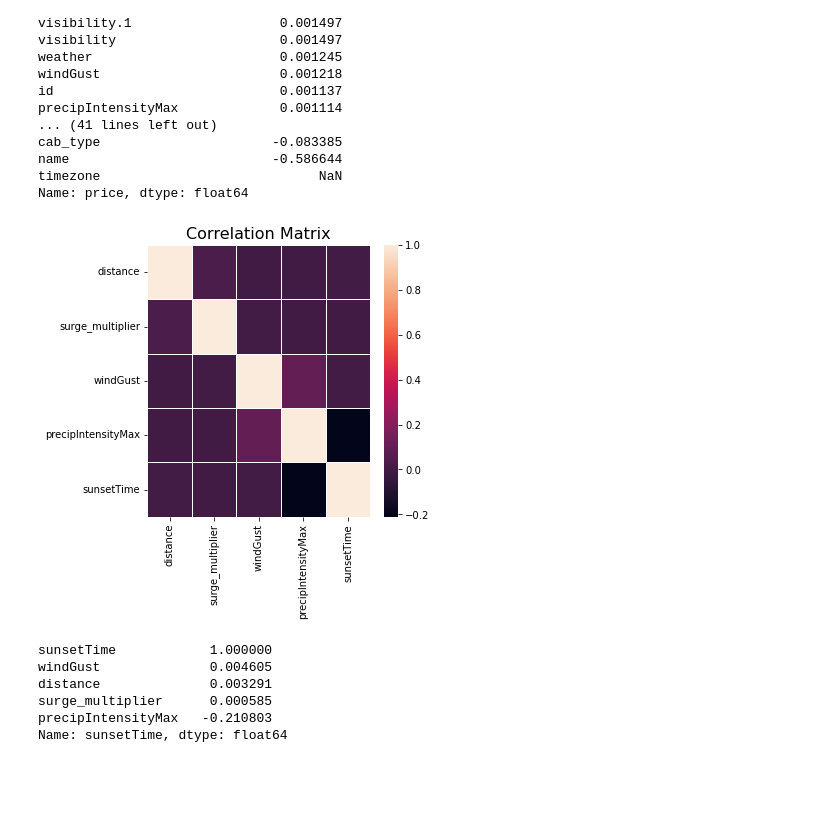
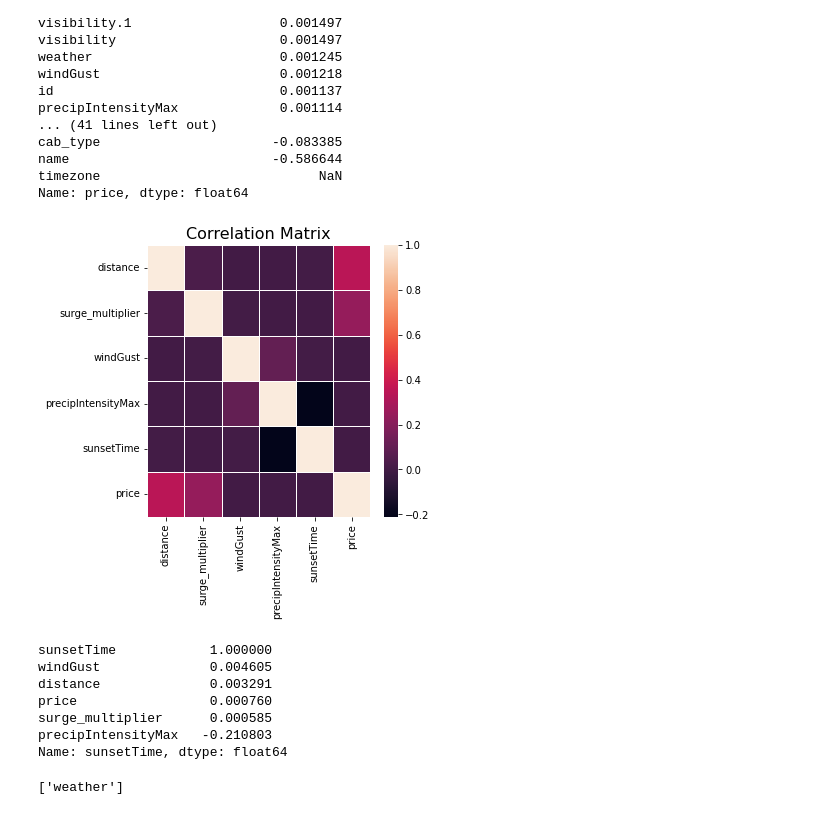
Before and after one commit to yonakisaragi/H8_3, a Jupyter notebook: PYTN_KampusMerdeka_fp1_YonaAdeHermawan.ipynb, the cells around one changed output. Saved outputs shown, nothing was run; the diff lists cells and outputs as text; code cells hidden in the pictures; blank space fills up the shorter version.

```diff
--- a/PYTN_KampusMerdeka_fp1_YonaAdeHermawan.ipynb
+++ b/PYTN_KampusMerdeka_fp1_YonaAdeHermawan.ipynb
@@ -249,20 +249,34 @@ name                          -0.586644
 timezone                            NaN
 Name: price, dtype: float64
 # %%
-df_use = df[['distance', 'surge_multiplier', 'weather', 'windGust', 'precipIntensityMax', 'sunsetTime']]
+df_use = df[['distance', 'surge_multiplier', 'weather', 'windGust', 'precipIntensityMax', 'sunsetTime', 'price']]
 # num_col_list = df['distance', 'surge_multiplier', 'weather', 'windGust', 'precipIntensityMax', 'sunsetTime'].to_list()
 plt.figure(figsize = (5,5))
 sns.heatmap(df_use.corr(), linewidths=.5)
 plt.title("Correlation Matrix", fontsize=16)
 plt.show()
 # %% [output]
-[figure, old version]
+[figure, new version]
 # %%
 df_use.corr()['sunsetTime'].sort_values(ascending=False)
 # %% [output]
 sunsetTime            1.000000
 windGust              0.004605
 distance              0.003291
+price                 0.000760
 surge_multiplier      0.000585
 precipIntensityMax   -0.210803
 Name: sunsetTime, dtype: float64
+# %%
+from sklearn.preprocessing import OneHotEncoder
+cat_col = df_use.select_dtypes(include=['object','category']).columns.tolist()
+print(cat_col)
+
+for col in cat_col:
+    encoder = OneHotEncoder(handle_unknown='ignore')
+    enc_df = pd.DataFrame(encoder.fit_transform(df_use[[col]]).toarray())
+    enc_df.columns = encoder.get_feature_names([col])
+    df_use = df_use.drop(col, axis=1)
+    df_use = pd.concat([df_use, enc_df], axis=1)
+# %% [output]
+['weather']
```
Also changed, not shown: parts of 16 cells of this notebook, 3 other files.
